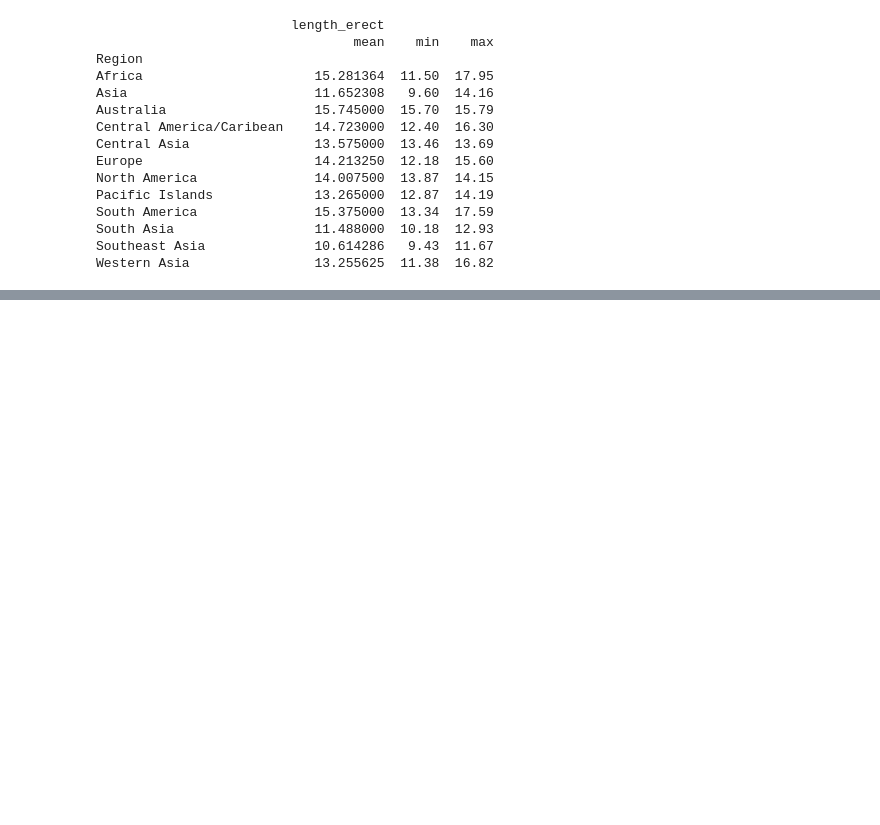
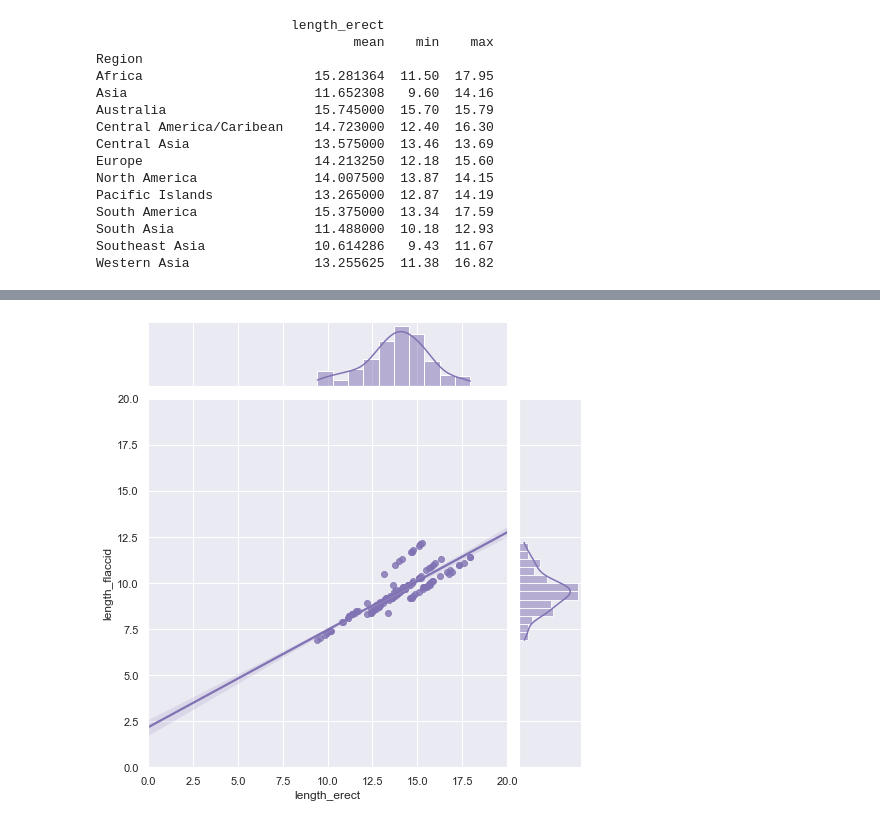
Before and after one commit to AviMegin/AI, a Jupyter notebook: Data/Penis.ipynb, the cells around one changed output, grey strips where cells are left out. Cells and saved outputs as stored; diff of their text form; code cells hidden in the pictures; blank space fills up the shorter version.

```diff
--- a/Data/Penis.ipynb
+++ b/Data/Penis.ipynb
@@ -111,0 +128,11 @@ Western Asia                13.255625  11.38  16.82
+# %%
+import seaborn as sns
+sns.set_theme(style="darkgrid")
+
+tips = sns.load_dataset("tips")
+g = sns.jointplot(x="length_erect", y="length_flaccid", data=penis,
+                  kind="reg", truncate=False,
+                  xlim=(0, 20), ylim=(0, 20),
+                  color="m", height=7)
+# %% [output]
+[figure, added]
```
Also changed, not shown: parts of 15 cells of this notebook, 1 other file.
